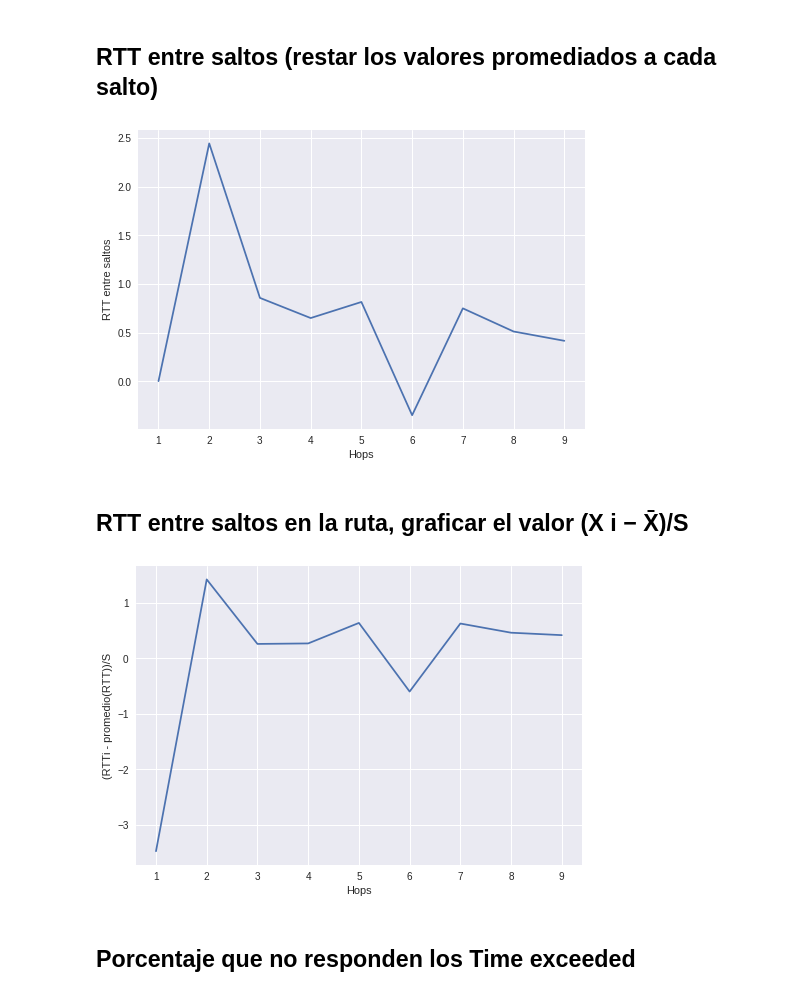
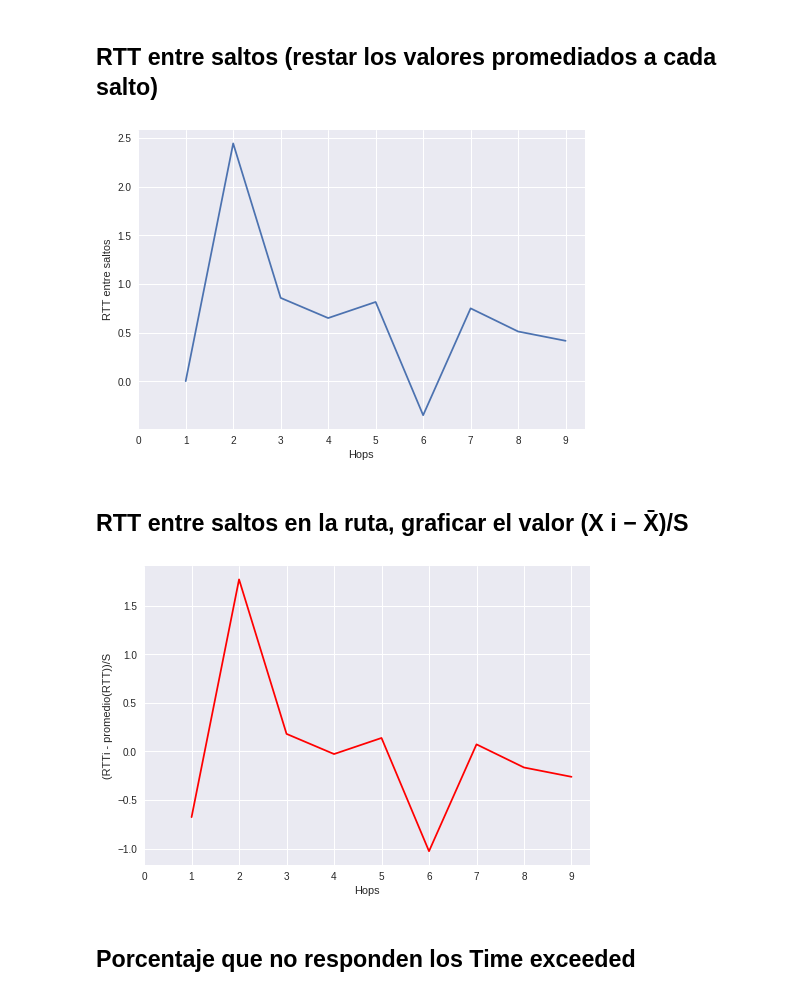
Before and after one commit to a-lavia/redes, a Jupyter notebook: tp2/Graficos Harvard.ipynb, the cells around one changed output. Saved outputs shown, nothing was run; the diff lists cells and outputs as text; code cells hidden in the pictures.

```diff
--- a/tp2/Graficos Harvard.ipynb
+++ b/tp2/Graficos Harvard.ipynb
@@ -37,23 +37,25 @@ lstX = range(1,len(lstRtt)+1)
 plt.plot(lstX, lstRttEntreSaltos)
 plt.ylabel('RTT entre saltos')
 plt.xlabel('Hops')
+plt.xticks(range(len(lstRttEntreSaltos)+1), range(len(lstRttEntreSaltos)+1))
 plt.show()
 # %% [output]
-[figure, old version]
+[figure, new version]
 # %% [markdown]
 ## RTT entre saltos en la ruta, graficar el valor (X i − X̄)/S
 # %%
-prom = promedio(lstRtt)
-s = desvioEstandar(lstRtt)
-lstVal = [(x-prom) for x in lstRtt]
-lstX = range(1,len(lstRtt)+1)
+prom = promedio(lstRttEntreSaltos)
+s = desvioEstandar(lstRttEntreSaltos)
+lstVal = [(x-prom) for x in lstRttEntreSaltos]
+lstX = range(1,len(lstRttEntreSaltos)+1)
 
-plt.plot(lstX, lstVal)
+plt.plot(lstX, lstVal, 'red')
 plt.ylabel('(RTTi - promedio(RTT))/S')
 plt.xlabel('Hops')
+plt.xticks(range(len(lstX)+1), range(len(lstX)+1))
 plt.show()
 # %% [output]
-[figure, old version]
+[figure, new version]
 # %% [markdown]
 ## Porcentaje que no responden los Time exceeded
 # %%
```
Also changed, not shown: 2 other files.
